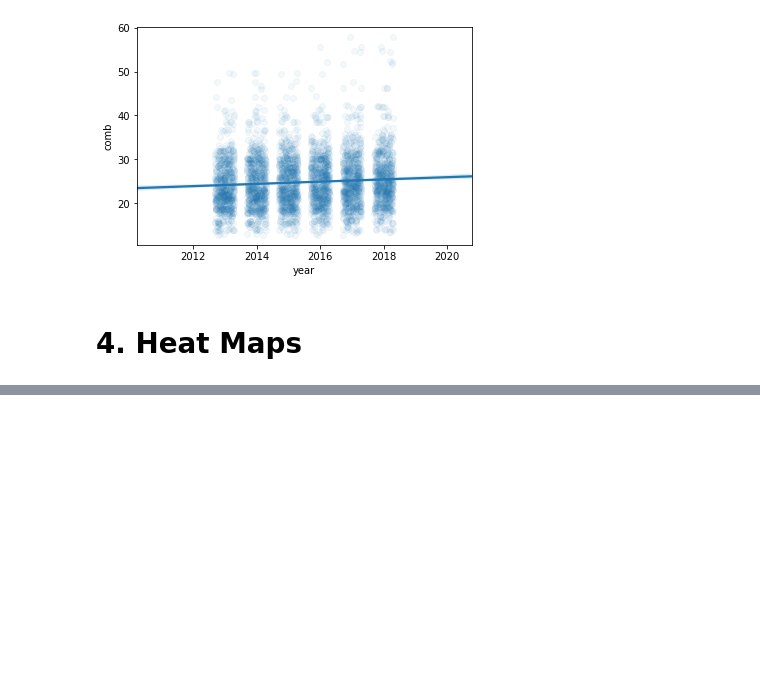
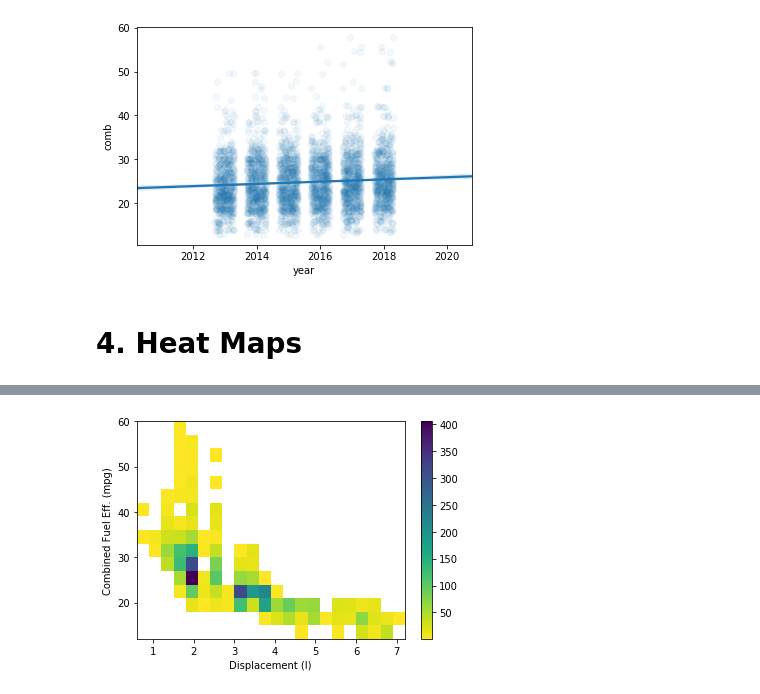
Before and after one commit to danielsoutar/UDACITY-AI_with_PY, a Jupyter notebook: Numpy-Pandas-Matplotlib/lesson-6_matplotlib-and-seaborn-p2/Matplotlib and Seaborn Part 2.ipynb, the cells around one changed output, grey strips where cells are left out. Cells and saved outputs as stored; diff of their text form; code cells hidden in the pictures; blank space fills up the shorter version.

```diff
--- a/Numpy-Pandas-Matplotlib/lesson-6_matplotlib-and-seaborn-p2/Matplotlib and Seaborn Part 2.ipynb
+++ b/Numpy-Pandas-Matplotlib/lesson-6_matplotlib-and-seaborn-p2/Matplotlib and Seaborn Part 2.ipynb
@@ -60,0 +94,9 @@ sb.regplot(data = fuel_econ, x = 'year', y = 'comb', x_jitter = 0.3, scatter_kws
+# %%
+bins_x = np.arange(0.6, 7+0.3, 0.3)
+bins_y = np.arange(12, 58+3, 3)
+plt.hist2d(data = fuel_econ, x = 'displ', y = 'comb', cmin = 0.5, cmap = 'viridis_r', bins = [bins_x, bins_y])
+plt.colorbar()
+plt.xlabel('Displacement (l)')
+plt.ylabel('Combined Fuel Eff. (mpg)');
+# %% [output]
+[figure, added]
```
Also changed, not shown: parts of 6 cells of this notebook, 1 other file.
